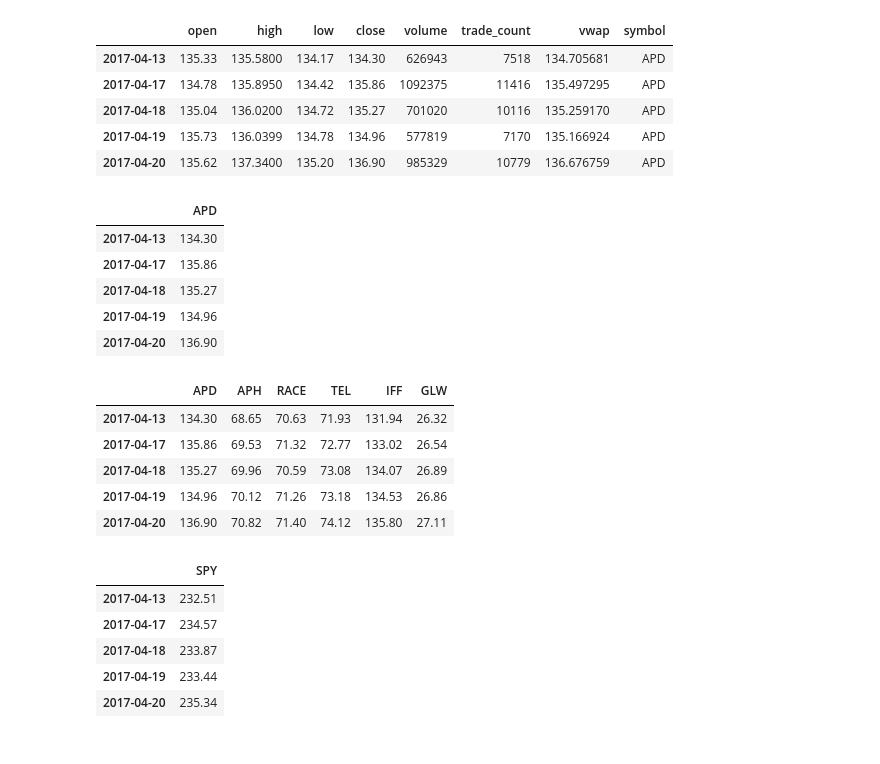
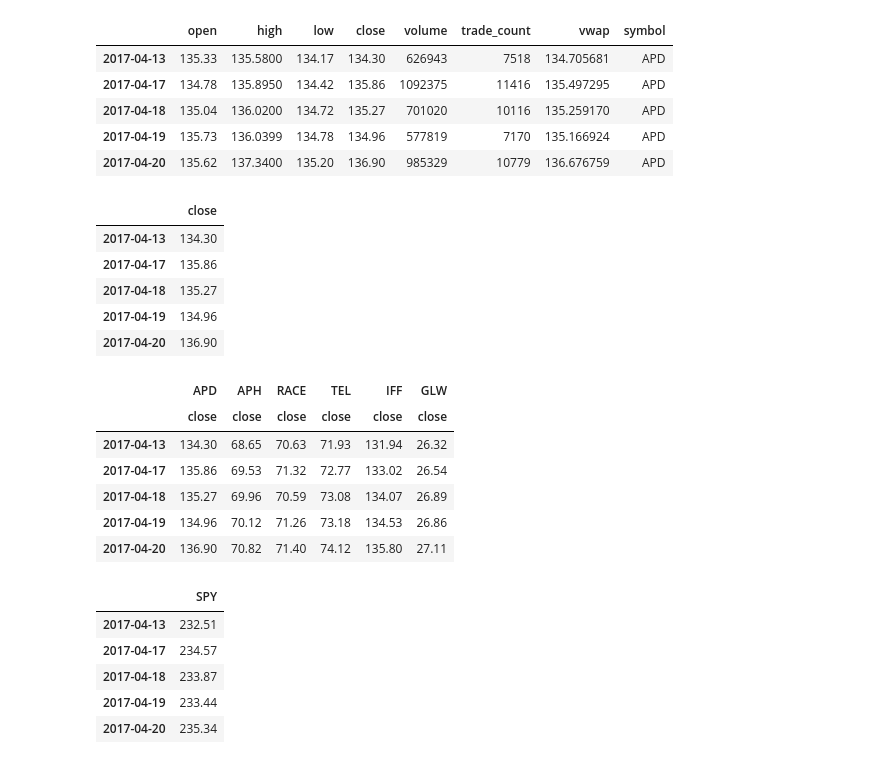
Before and after one commit to Nithy29/Responsible_Investor, a Jupyter notebook: Analysis.ipynb, the cells around one changed output. Saved outputs shown, nothing was run; the diff lists cells and outputs as text; code cells hidden in the pictures.

```diff
--- a/Analysis.ipynb
+++ b/Analysis.ipynb
@@ -36,7 +36,7 @@ def bench_mark(symbol):
 def format_data(symbol):
     ticker =portfolio[portfolio["symbol"]==symbol].drop("symbol", axis=1)
     closing_price = ticker[['close']]
-    closing_price = closing_price.rename(columns={'close' : symbol})
+    closing_price = closing_price.rename(columns={'close' : 'close'})
     return closing_price
 # function for calculating cuumulative returns:
 def cumulative_returns(data):
@@ -71,17 +71,18 @@ iff=format_data('IFF')
 glw=format_data('GLW')
 apd.head()
 # %% [output]
-|  | APD |
+|  | close |
 | 2017-04-13 | 134.30 |
 | 2017-04-17 | 135.86 |
 | 2017-04-18 | 135.27 |
 | 2017-04-19 | 134.96 |
 | 2017-04-20 | 136.90 |
 # %%
-portfolio = pd.concat([apd,aph,race,tel,iff,glw],axis =1,join = 'inner')
+portfolio = pd.concat([apd,aph,race,tel,iff,glw],axis =1,keys = ['APD','APH','RACE','TEL','IFF','GLW'])
 portfolio.head()
 # %% [output]
 |  | APD | APH | RACE | TEL | IFF | GLW |
+|  | close | close | close | close | close | close |
 | 2017-04-13 | 134.30 | 68.65 | 70.63 | 71.93 | 131.94 | 26.32 |
 | 2017-04-17 | 135.86 | 69.53 | 71.32 | 72.77 | 133.02 | 26.54 |
 | 2017-04-18 | 135.27 | 69.96 | 70.59 | 73.08 | 134.07 | 26.89 |
```
Also changed, not shown: parts of 8 cells of this notebook.
